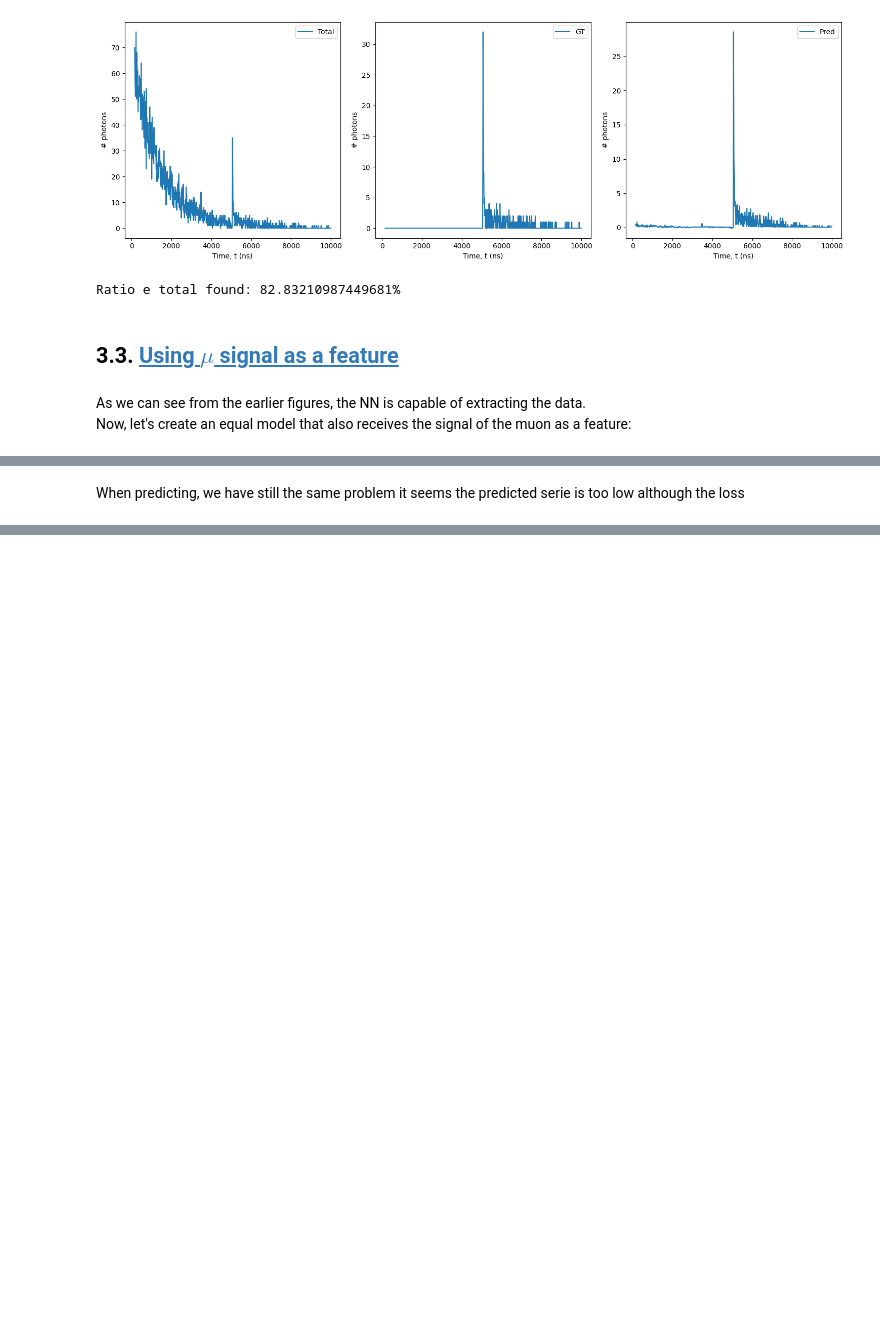
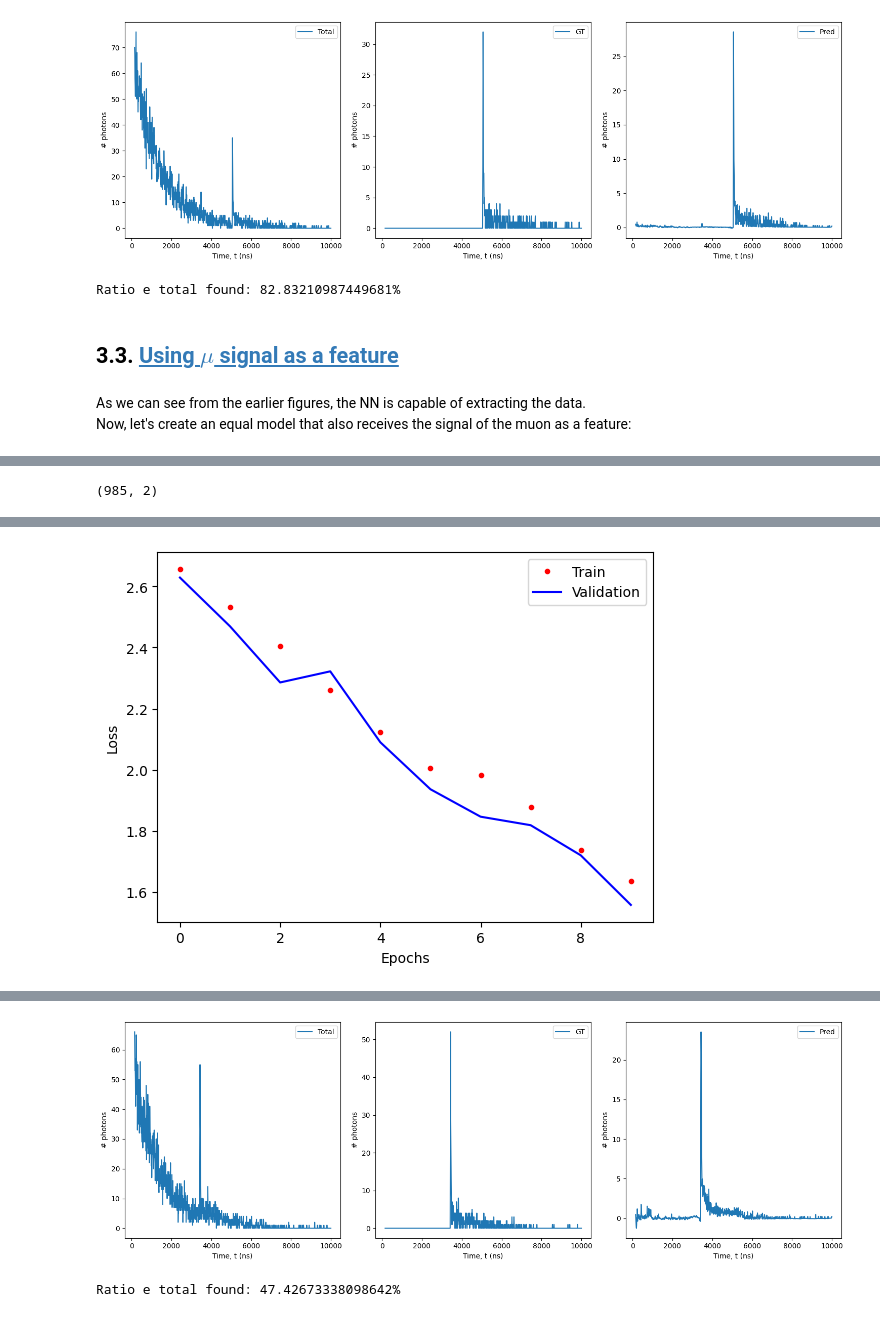
Before and after one commit to JaviGamero/LArTPC_Calibration, a Jupyter notebook: scripts/python/signalDecompose/DL_Algorithms.ipynb, the cells around one changed output, grey strips where cells are left out. Cells and saved outputs as stored; diff of their text form; code cells hidden in the pictures; blank space fills up the shorter version.

Commit message:
Almost finished DL models

```diff
--- a/scripts/python/signalDecompose/DL_Algorithms.ipynb
+++ b/scripts/python/signalDecompose/DL_Algorithms.ipynb
@@ -1400,5 +1388,0 @@ model.add(Dense(1, activation='linear'))
-# %%
-model.compile(optimizer='adam', loss='mean_squared_error')
-history = model.fit(X_m, a, batch_size=30, epochs=50,
-                    validation_split=0.1)
-NN_trainPlot(history)
@@ -1438,3 +1389,25 @@ plotSignals(t, v, ['e', 'mu', 'pred'], sep=False)
-# %% [markdown]
-When predicting, we have still the same problem it seems the predicted serie is
-too low although the loss
+# %%
+from sklearn.model_selection import train_test_split
+total_signals = np.array(signals.iloc[:, t_idx].values)
+mu_signals = np.array(signals.iloc[:, t_idx].values)
+X = np.stack((total_signals, mu_signals), axis=-1)
+y = np.array(e_signals.iloc[:, t_idx].values)
+
+X_train, X_test, y_train, y_test = train_test_split(X, y,
+                                                    test_size=0.3,
+                                                    random_state=2023)
+
+
+X_train = X_train.astype('float64')
+y_train = y_train.astype('float64')
+
+X_test = X_test.astype('float64')
+y_test = y_test.astype('float64')
+
+timesteps = int(X_train.shape[1])
+features = int(X_train.shape[2])
+input_shape = (timesteps,features)
+
+print(input_shape)
+# %% [output]
+(985, 2)
@@ -1440,0 +1448,16 @@ too low although the loss
+# %%
+callback = EarlyStopping(monitor='loss', patience=2, restore_best_weights=True,
+                         mode='auto')
+
+model = model_SimpleBidirectional(n_hidden_layers=1,
+                                  n_neurons=[64],
+                                  activation=['tanh'],
+                                  timesteps=timesteps,
+                                  features=features)
+
+model.compile(optimizer='RMSprop', loss='mean_squared_error')
+history = model.fit(X_train, y_train, batch_size=32, epochs=10,
+                    validation_split=0.3, callbacks=callback)
+
+testModel(model, history, X_test, y_test)
+# %% [output]
@@ -1440,0 +1484 @@ too low although the loss
+[figure, added]
@@ -1440,0 +1486,2 @@ too low although the loss
+[figure, added]
+Ratio e total found: 47.42673338098642%
```
Also changed, not shown: parts of 9 cells of this notebook, 1 other file.
